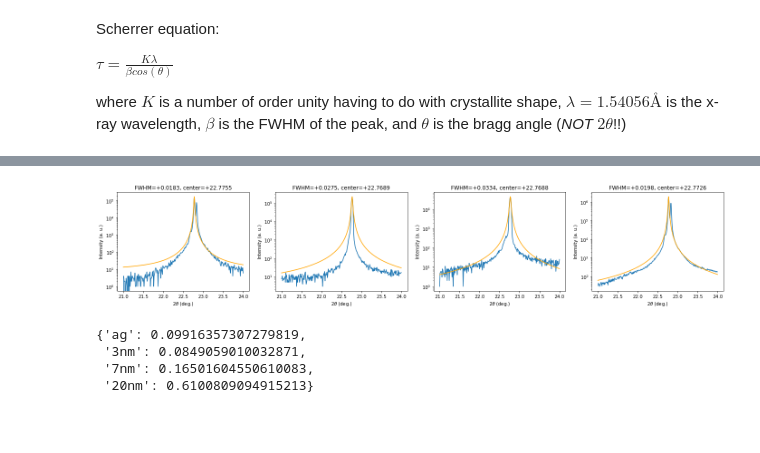
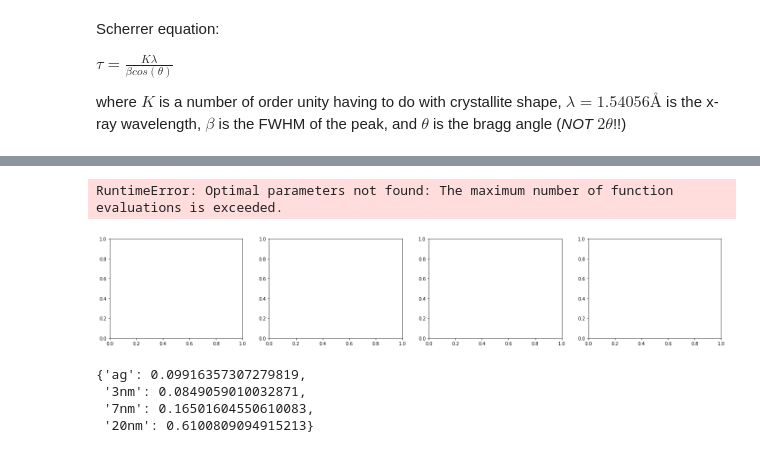
Before and after one commit to peytondmurray/YBCO, a Jupyter notebook: Workspace/Scherrer_Calculations.ipynb, the cells around one changed output, grey strips where cells are left out. Drawn from its saved outputs; the diff is of its cells as text; code cells hidden in the pictures; blank space fills up the shorter version.

```diff
--- a/Workspace/Scherrer_Calculations.ipynb
+++ b/Workspace/Scherrer_Calculations.ipynb
@@ -46,23 +46,43 @@ fig, ax = plt.subplots(nrows=1, ncols=4, figsize=(24,4))
 fwhm_film = {}
 fwhm_sto = {}
 center_film = {}
+center_film_uncertainty = {}
+fwhm_film_uncertainty = {}
 
 for index, tth, i, key in zip([0,1,2,3], ['ag_tth', '3nm_tth', '7nm_tth', '20nm_tth'], ['ag_i', '3nm_i', '7nm_i', '20nm_i'], ['ag', '3nm', '7nm', '20nm']):
     mask = np.logical_and(data[tth] <= 20, data[tth] >= 10)
     x = data[tth][mask].values
     y = data[i][mask].values
 
-    res = so.differential_evolution(lambda pars: np.sum((lorentz(x, *pars) - y)**2), bounds=((0, 1e3), (10,20), (0,1), (0,1e3)))
+#     popt, pcov = so.curve_fit(lorentz, x, y, p0=[1e3, 15, 0.5, 10], bounds=([0, 10, 0, 0], [1e3, 20, 1, 1e3]))
+    res = so.differential_evolution(lambda pars: np.sum((lorentz(x, *pars) - y)**2), bounds=((0, 1e3), (10,20), (0,1), (0,1e3)), popsize=30)
+    popt = res.x
+    print(res)
+#     jacobian = res.jac
+#     print(res)
+#     pcov = np.linalg.inv(res.jac.T@res.jac)
+#     print(jacobian.T@jacobian)
+#     print(pcov)
+    print('------')
+
     x_fit = np.linspace(10,20,1000)
-    y_fit = lorentz(x_fit, *res.x)
+    y_fit = lorentz(x_fit, *popt)
 
     ax[index].plot(data[tth][mask], data[i][mask])
     ax[index].plot(x_fit, y_fit)
-    ax[index].set_title('FWHM={:+4.4f}, center={:+4.4f}'.format(res.x[2], res.x[1]))
+    ax[index].set_title('FWHM={:+4.4f}, center={:+4.4f}'.format(popt[2], popt[1]))
     ax[index].set_xlabel('$2\\theta$ (deg.)')
     ax[index].set_ylabel('Intensity (a. u.)')
     ax[index].set_yscale('log', nonposy='clip')
 
-    fwhm_film[key] = res.x[2]
-    center_film[key] = res.x[1]
+    center_film[key] = popt[1]
+    fwhm_film[key] = popt[2]
+
+#     MSE = np.sqrt(np.diag(pcov))
+
+#     center_film_uncertainty[key] = MSE[1]
+#     fwhm_film_uncertainty[key] = MSE[2]
+
+# print(center_film_uncertainty)
+# print(fwhm_film_uncertainty)
 # %% [output]
@@ -70,24 +107,26 @@ for index, tth, i, key in zip([0,1,2,3], ['ag_tth', '3nm_tth', '7nm_tth', '20nm_
 # %%
 fig, ax = plt.subplots(nrows=1, ncols=4, figsize=(24,4))
 for index, tth, i, key in zip([0,1,2,3], ['ag_tth', '3nm_tth', '7nm_tth', '20nm_tth'], ['ag_i', '3nm_i', '7nm_i', '20nm_i'], ['ag', '3nm', '7nm', '20nm']):
     mask = np.logical_and(data[tth] <= 24, data[tth] >= 21)
     x = data[tth][mask].values
     y = data[i][mask].values
 
-    res = so.differential_evolution(lambda pars: np.sum((lorentz(x, *pars) - y)**2), bounds=((1e3, 1e7), (21,24), (0.01,0.5), (0,10)), popsize=30)
+#     res = so.differential_evolution(lambda pars: np.sum((lorentz(x, *pars) - y)**2), bounds=((1e3, 1e7), (21,24), (0.01,0.5), (0,10)), popsize=30)
+    popt, pcov = so.curve_fit(lorentz, x, y, p0=[1e5, 22.5, 0.01, 1], bounds=([1e3, 22.5, 0.01, 0], [1e7, 23, 0.5, 10]), method='trf', max_nfev=1e3)
 
     x_fit = np.linspace(21,24,1000)
-    y_fit = lorentz(x_fit, *res.x)
+    y_fit = lorentz(x_fit, *popt)
 
     ax[index].plot(data[tth][mask], data[i][mask])
     ax[index].plot(x_fit, y_fit, color='orange')
-#     ax[index].set_title('FWHM_G={:+4.4f}\n FWHM_L={:4.4f}\n center={:+4.4f}'.format(res.x[2], res.x[3], res.x[1]))
-    ax[index].set_title('FWHM={:+4.4f}, center={:+4.4f}'.format(res.x[2], res.x[1]))
+#     ax[index].set_title('FWHM={:+4.4f}, center={:+4.4f}'.format(popt[2], popt[1]))
     ax[index].set_xlabel('$2\\theta$ (deg.)')
     ax[index].set_ylabel('Intensity (a. u.)')
     ax[index].set_yscale('log', nonposy='clip')
 
-    fwhm_sto[key] = res.x[2]
+#     fwhm_sto[key] = popt[2]
+#     fwhm_sto_uncertainty[key] = np.sqrt(np.diag(pcov))[2]
 # %% [output]
+RuntimeError: Optimal parameters not found: The maximum number of function evaluations is exceeded.
-[figure, old version]
+[figure, new version]
 # %%
```
Also changed, not shown: parts of 2 cells of this notebook, 4 other files.
